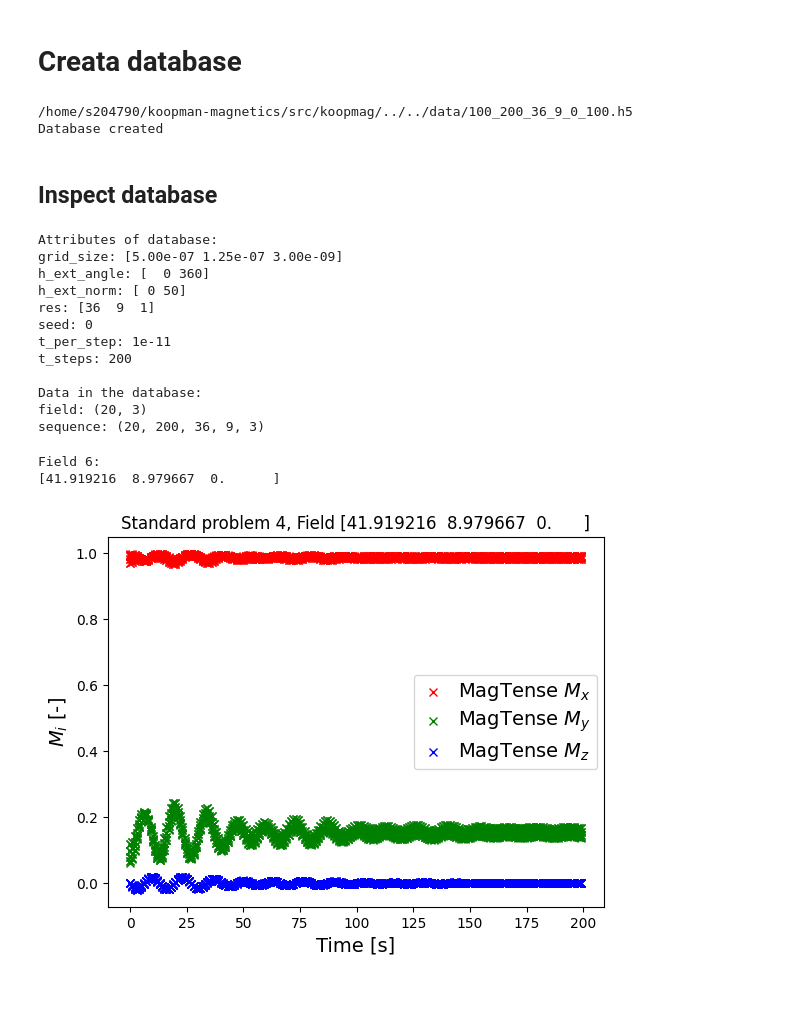
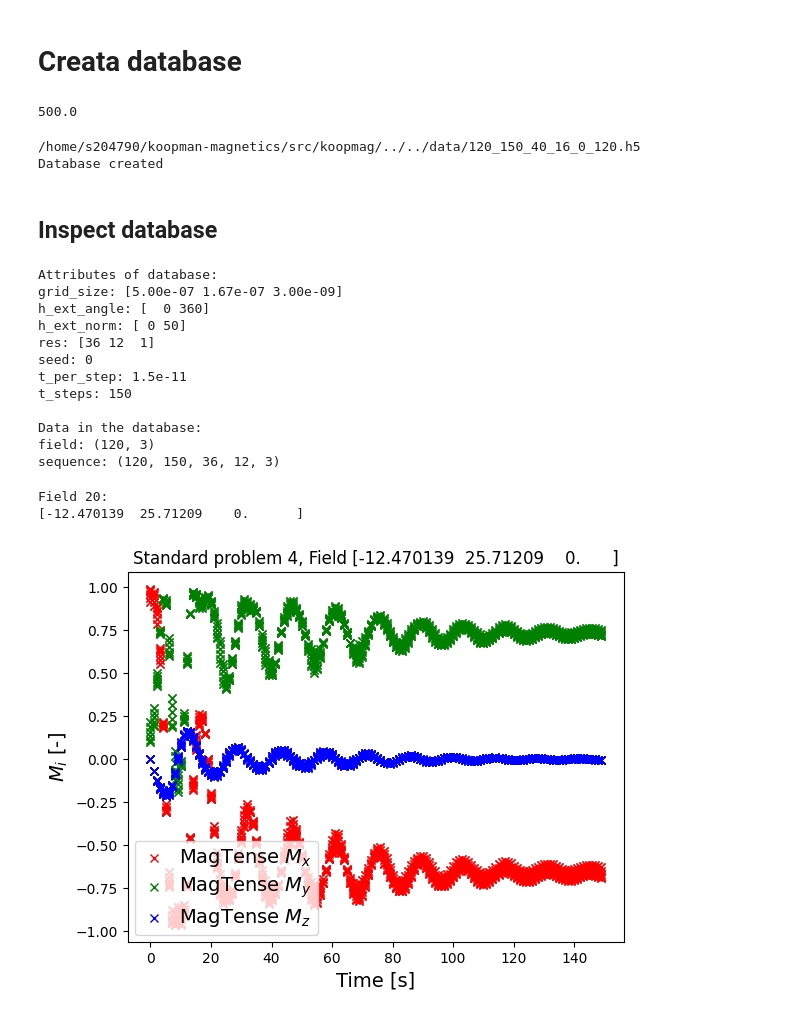
Before and after one commit to cmt-dtu-energy/koopman-magnetics, a Jupyter notebook: nbs/create_data.ipynb, the cells around one changed output. Cells and saved outputs as stored; diff of their text form; code cells hidden in the pictures.

```diff
--- a/nbs/create_data.ipynb
+++ b/nbs/create_data.ipynb
@@ -9,25 +9,30 @@ from magtense.utils import plot_M_thin_film
 
 from koopmag.database import create_db_mp
 from koopmag.utils import plot_dynamics
+# %%
+40 / 16
+200 * 2.5
+# %% [output]
+500.0
 # %%
 db_kwargs = {
-    "res": [36, 9, 1],
-    "grid_size": [500e-9, 125e-9, 3e-9],
-    "n_seq": 100,
-    "t_steps": 200,
-    "t_per_step": 10e-12,
+    "res": [40, 16, 1],
+    "grid_size": [500e-9, 200e-9, 3e-9],
+    "n_seq": 120,
+    "t_steps": 150,
+    "t_per_step": 15e-12,
     "cuda": True,
 }
 
 create_db_mp("std_prob_4", n_workers=1, **db_kwargs)
 # %% [output]
-/home/s204790/koopman-magnetics/src/koopmag/../../data/100_200_36_9_0_100.h5
+/home/s204790/koopman-magnetics/src/koopmag/../../data/120_150_40_16_0_120.h5
 Database created
 # %% [markdown]
 ## Inspect database
 # %%
 datapath = Path().cwd().parent / "data"
-db = h5py.File(datapath / "20_200_36_9.h5", "r")
+db = h5py.File(datapath / "120_150_36_12.h5", "r")
 
 print("Attributes of database:")
 for key in db.attrs:
@@ -38,29 +43,29 @@ for key in db:
     print(f"{key}: {db[key].shape}")
 # %% [output]
 Attributes of database:
-grid_size: [5.00e-07 1.25e-07 3.00e-09]
+grid_size: [5.00e-07 1.67e-07 3.00e-09]
 h_ext_angle: [  0 360]
 h_ext_norm: [ 0 50]
-res: [36  9  1]
+res: [36 12  1]
 seed: 0
-t_per_step: 1e-11
-t_steps: 200
+t_per_step: 1.5e-11
+t_steps: 150
 
 Data in the database:
-field: (20, 3)
-sequence: (20, 200, 36, 9, 3)
+field: (120, 3)
+sequence: (120, 150, 36, 12, 3)
 # %%
-field_idx = 6
+field_idx = 20
 print(f"\nField {field_idx}:\n{db['field'][field_idx]}")
 plot_dynamics(
     np.arange(db["sequence"][field_idx].shape[0]),
     db["sequence"][field_idx],
     field=db["field"][field_idx],
 )
 # %% [output]
-Field 6:
-[41.919216  8.979667  0.      ]
+Field 20:
+[-12.470139  25.71209    0.      ]
-[figure, old version]
+[figure, new version]
 # %%
 plot_M_thin_film(db["sequence"][field_idx][0], db.attrs["res"], "Start state")
 plot_M_thin_film(db["sequence"][field_idx][-1], db.attrs["res"], "Final state")
```
Also changed, not shown: parts of 1 cell of this notebook, 5 other files.
